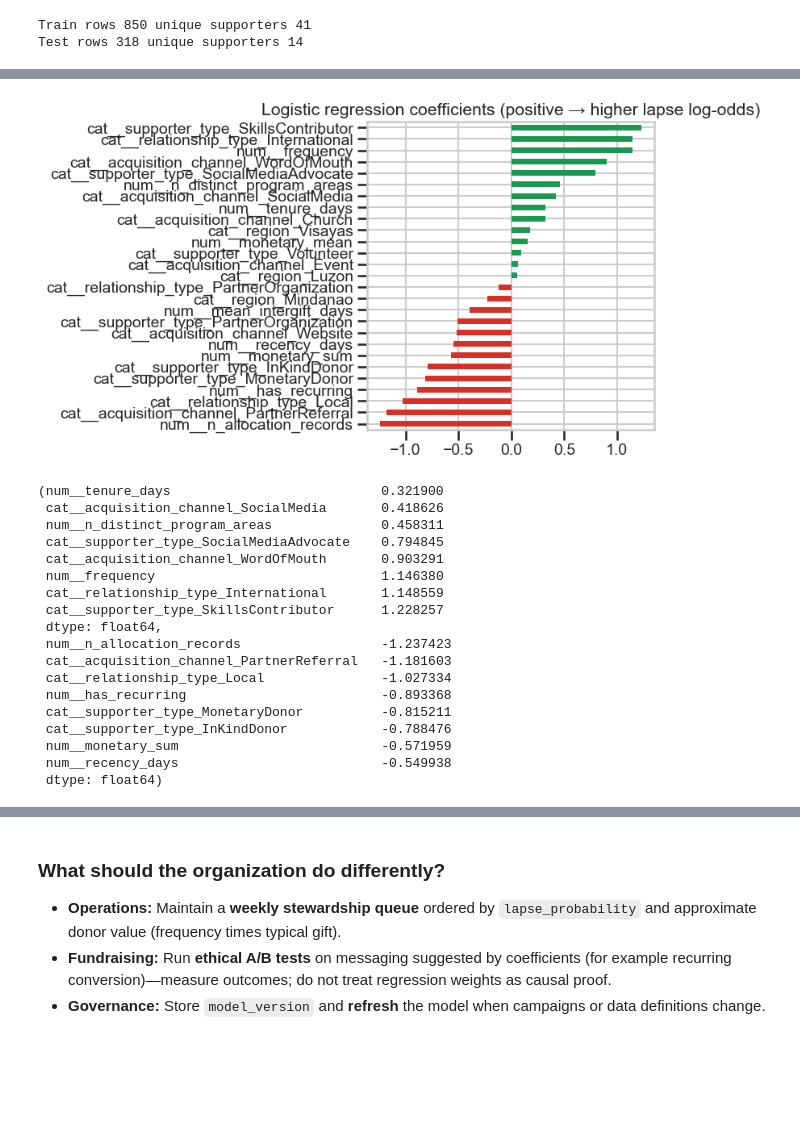
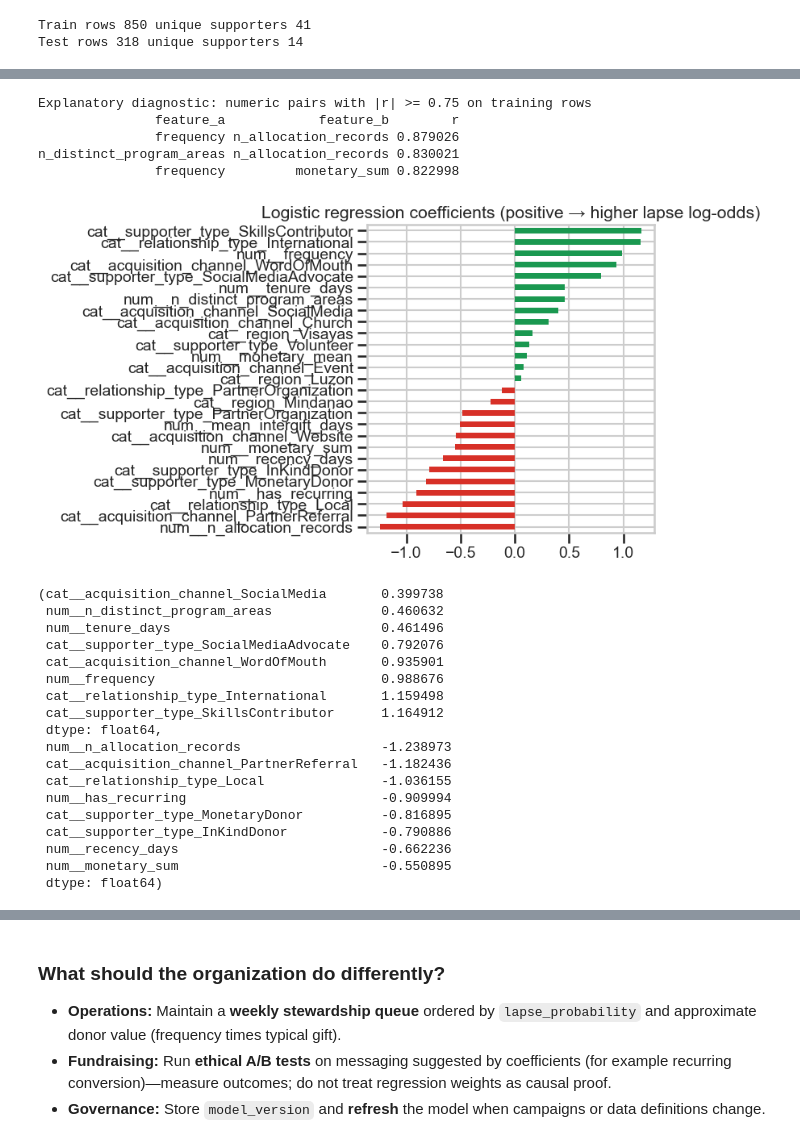
Before and after one commit to mantoangabe/Intex2ElectricBoogaloo, a Jupyter notebook: machine_learning/ml_pipelines/donor_retention.ipynb, the cells around one changed output, grey strips where cells are left out. Saved outputs shown, nothing was run; the diff lists cells and outputs as text; code cells hidden in the pictures; blank space fills up the shorter version.

```diff
--- a/machine_learning/ml_pipelines/donor_retention.ipynb
+++ b/machine_learning/ml_pipelines/donor_retention.ipynb
@@ -306,7 +313,8 @@ numeric_cols = [
 fig, axes = plt.subplots(2, 4, figsize=(14, 7))
 axes = axes.ravel()
 for ax, col in zip(axes, numeric_cols):
-    sns.histplot(eda[col], kde=True, ax=ax, color="#2c7fb8")
+    s = eda[col].dropna() if col == "mean_intergift_days" else eda[col]
+    sns.histplot(s, kde=True, ax=ax, color="#2c7fb8")
     ax.set_title(col)
 plt.tight_layout()
 plt.show()
@@ -328,7 +336,7 @@ sns.scatterplot(
 plt.title("Frequency vs recency (sample), colored by lapse")
 plt.show()
 
-corr = eda[numeric_cols + ["lapse_next_window"]].corr(numeric_only=True)
+corr = eda[numeric_cols + ["lapse_next_window"]].corr(numeric_only=True, min_periods=30)
 plt.figure(figsize=(9, 7))
 sns.heatmap(corr, annot=True, fmt=".2f", cmap="vlag", center=0)
 plt.title("Correlation matrix (numeric features + target)")
@@ -545,45 +661,62 @@ active_in_window       0.48      0.57      0.52       119
 # %%
 log_pipe = make_full_pipeline(
     LogisticRegression(
-        max_iter=3000,
+        max_iter=5000,
         class_weight="balanced",
         random_state=RANDOM_STATE,
     )
 )
 log_pipe.fit(X_train, y_train)
+
+num_corr = X_train[FEATURE_NUM].corr(numeric_only=True, min_periods=20)
+upper = np.triu(np.ones_like(num_corr, dtype=bool), k=1)
+pairs = (
+    num_corr.where(upper)
+    .stack()
+    .reset_index()
+    .rename(columns={"level_0": "feature_a", "level_1": "feature_b", 0: "r"})
+)
+strong_pairs = pairs[pairs["r"].abs() >= 0.75].sort_values("r", key=np.abs, ascending=False)
+print("Explanatory diagnostic: numeric pairs with |r| >= 0.75 on training rows")
+print(strong_pairs.to_string(index=False) if len(strong_pairs) else "(none)")
 
 prep = log_pipe.named_steps["prep"]
 clf = log_pipe.named_steps["clf"]
 feature_names = prep.get_feature_names_out()
 coefs = pd.Series(clf.coef_.ravel(), index=feature_names).sort_values()
 
 plt.figure(figsize=(8, max(4, len(coefs) * 0.18)))
 coefs.plot(kind="barh", color=np.where(coefs.values < 0, "#d73027", "#1a9850"))
 plt.title("Logistic regression coefficients (positive → higher lapse log-odds)")
 plt.tight_layout()
 plt.show()
 
 coefs.tail(8), coefs.head(8)
 # %% [output]
+Explanatory diagnostic: numeric pairs with |r| >= 0.75 on training rows
+               feature_a            feature_b        r
+               frequency n_allocation_records 0.879026
+n_distinct_program_areas n_allocation_records 0.830021
+               frequency         monetary_sum 0.822998
-[figure, old version]
+[figure, new version]
-(num__tenure_days                           0.321900
- cat__acquisition_channel_SocialMedia       0.418626
- num__n_distinct_program_areas              0.458311
- cat__supporter_type_SocialMediaAdvocate    0.794845
- cat__acquisition_channel_WordOfMouth       0.903291
- num__frequency                             1.146380
- cat__relationship_type_International       1.148559
- cat__supporter_type_SkillsContributor      1.228257
- dtype: float64,
- num__n_allocation_records                  -1.237423
- cat__acquisition_channel_PartnerReferral   -1.181603
- cat__relationship_type_Local               -1.027334
- num__has_recurring                         -0.893368
- cat__supporter_type_MonetaryDonor          -0.815211
- cat__supporter_type_InKindDonor            -0.788476
- num__monetary_sum                          -0.571959
- num__recency_days                          -0.549938
- dtype: float64)
+(cat__acquisition_channel_SocialMedia       0.399738
+ num__n_distinct_program_areas              0.460632
+ num__tenure_days                           0.461496
+ cat__supporter_type_SocialMediaAdvocate    0.792076
+ cat__acquisition_channel_WordOfMouth       0.935901
+ num__frequency                             0.988676
+ cat__relationship_type_International       1.159498
+ cat__supporter_type_SkillsContributor      1.164912
+ dtype: float64,
+ num__n_allocation_records                  -1.238973
+ cat__acquisition_channel_PartnerReferral   -1.182436
+ cat__relationship_type_Local               -1.036155
+ num__has_recurring                         -0.909994
+ cat__supporter_type_MonetaryDonor          -0.816895
+ cat__supporter_type_InKindDonor            -0.790886
+ num__recency_days                          -0.662236
+ num__monetary_sum                          -0.550895
+ dtype: float64)
 # %%
 selector_pipe = Pipeline(
     [
```
Also changed, not shown: parts of 17 cells of this notebook, 5 other files.
